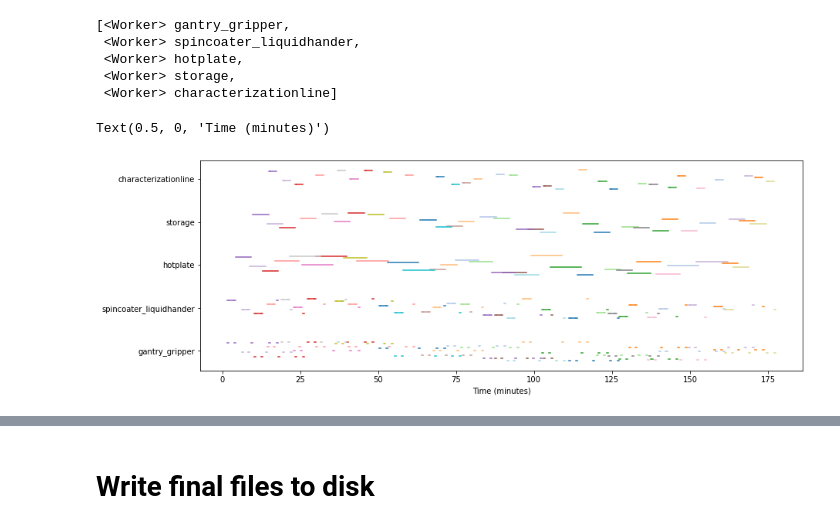
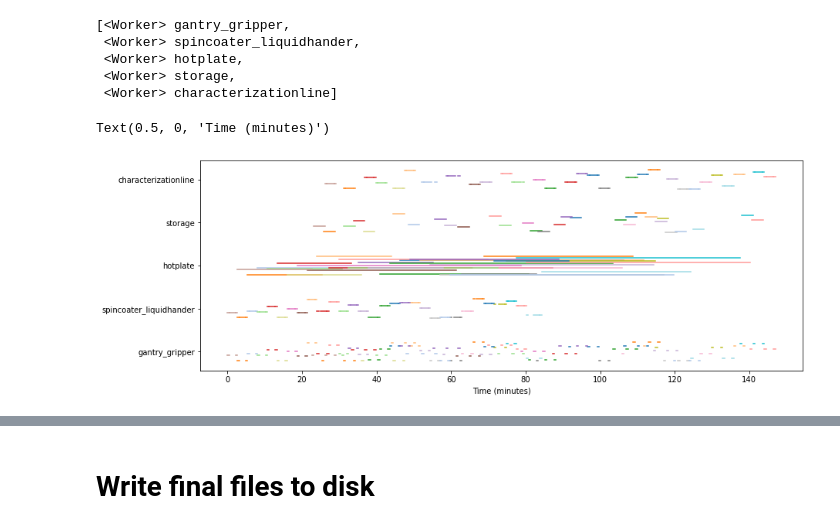
Before and after one commit to fenning-research-group/PASCAL, a Jupyter notebook: frgpascal/experimentaldesign/20210703 Planning Phase.ipynb, the cells around one changed output, grey strips where cells are left out. Saved outputs shown, nothing was run; the diff lists cells and outputs as text; code cells hidden in the pictures.

```diff
--- a/frgpascal/experimentaldesign/20210703 Planning Phase.ipynb
+++ b/frgpascal/experimentaldesign/20210703 Planning Phase.ipynb
@@ -121,6 +149,23 @@ def finalize_sample_list(sample_list, solution_map):
     return final_sample_list, tray_list
 # %% [markdown]
 ## Generate Example Recipes
+# %%
+available_trays = [
+    SampleTray(
+        name='Tray1',
+        version='storage_v1',
+        gantry=None,
+        gripper=None,
+        p0=[0,0,0]
+    ),
+    SampleTray(
+        name='Tray2',
+        version='storage_v1',
+        gantry=None,
+        gripper=None,
+        p0=[0,0,0]
+    )
+]
 # %%
 input_substrates = [
     '1mm_FTO'
@@ -193,19 +238,20 @@ spincoat_recipes = [
 anneal_recipes = [
     AnnealRecipe(
         temperature=100, #degrees C
-        duration=60*10, #seconds
+        duration=60*60, #seconds
     ),
     AnnealRecipe(
         temperature=120, #degrees C
-        duration=60*7.5, #seconds
+        duration=60*40, #seconds
     ),
     AnnealRecipe(
         temperature=140, #degrees C
-        duration=60*5, #seconds
+        duration=60*20, #seconds
     ),
 ]
 # %%
 samples = build_sample_list(
+    available_trays = available_trays,
     input_substrates = input_substrates,
     target_solutions = target_solutions,
     spincoat_recipes=spincoat_recipes,
@@ -657 +703,10 @@ scheduler = Scheduler(
+# %%
+scheduler = Scheduler(
+    workers=workers,
+    tasks=tasks,
+    spanning_tasks = [
+        (StorageToSpincoater, SpincoaterToHotplate),
+        (StorageToCharacterization, CharacterizationToStorage),
+    ] #these tasks spanning each pair must be done in sequence per sample
+)
 # %%
@@ -659,17 +714,19 @@ scheduler.solve(30)
 # %%
 plt.figure(figsize=(14,5))
 
 for idx, (sample, tasklist) in enumerate(scheduler.tasks.items()):
     color = plt.cm.tab20(idx%20)
     offset = np.random.random()*0.5 - 0.25
     for t in tasklist:
         for w in t.workers:
             y = [scheduler.workers.index(w) + offset]*2
-            x = [scheduler.solver.Value(t._start)/60, scheduler.solver.Value(t._end)/60]
+            x = [scheduler.solver.Value(t.start_var)/60, scheduler.solver.Value(t.end_var)/60]
             plt.plot(x,y, color=color)
 
 plt.yticks(range(len(scheduler.workers)), labels=[w.name for w in scheduler.workers])
 plt.xlabel('Time (minutes)')
+# plt.xlim(left=0)
+# plt.xlim(70,100)
 # %% [output]
 Text(0.5, 0, 'Time (minutes)')
-[figure, old version]
+[figure, new version]
```
Also changed, not shown: parts of 15 cells of this notebook, 13 other files.
